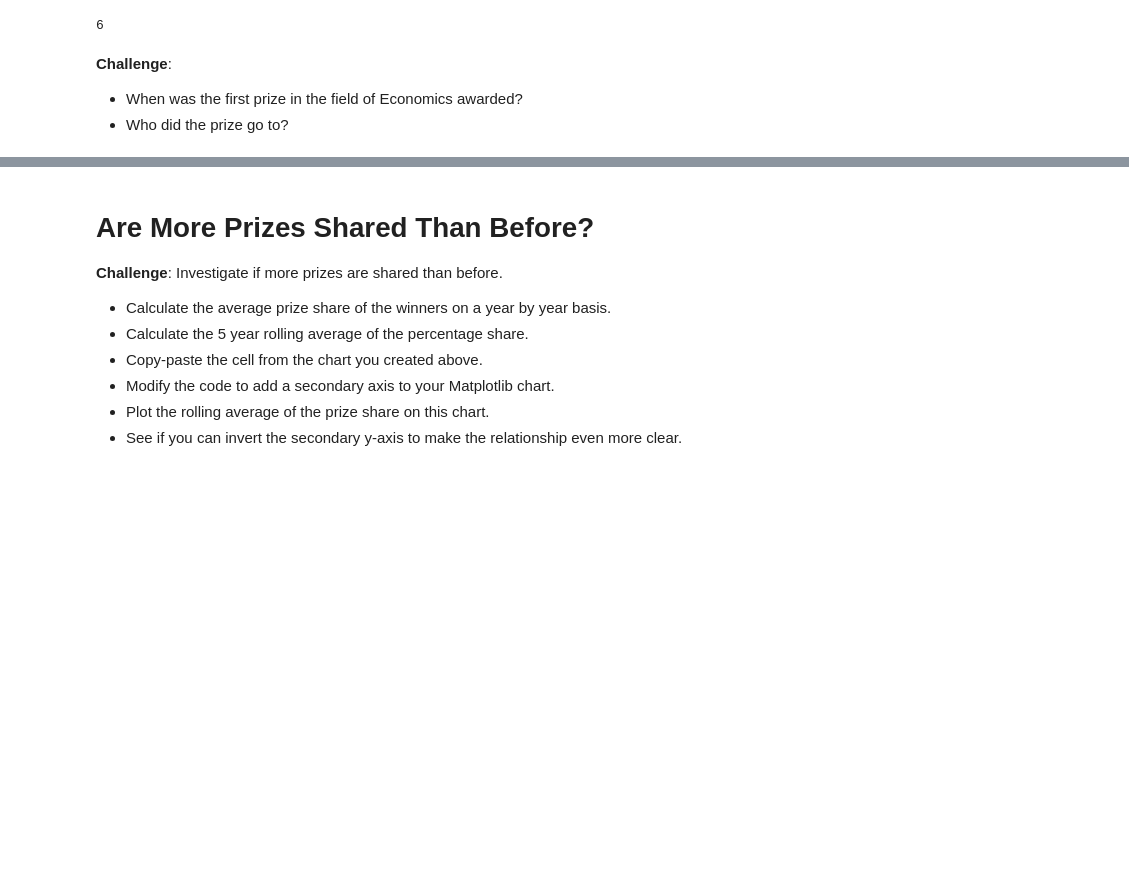
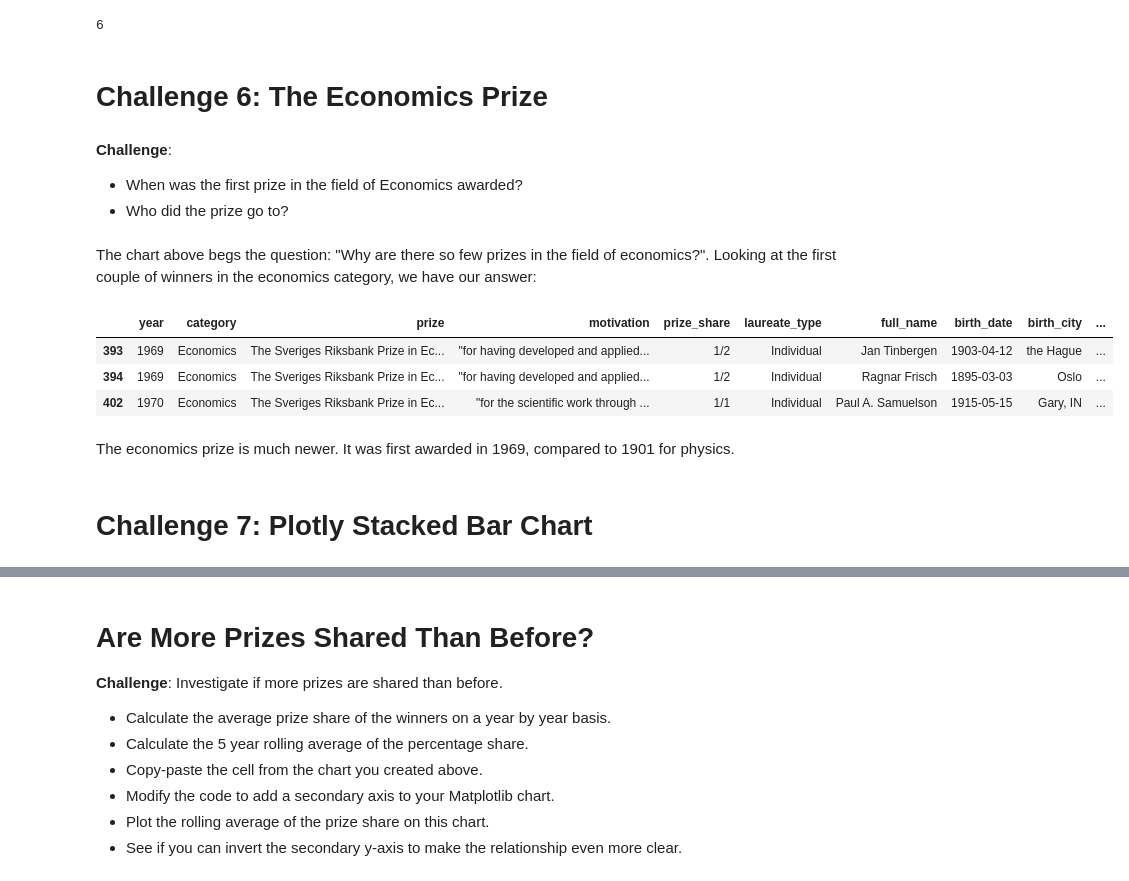
Before and after one commit to ksg-dev/nobel-price-analysis, a Jupyter notebook: Nobel_Prize_Analysis_(start).ipynb, the cells around one changed output, grey strips where cells are left out. Cells and saved outputs as stored; diff of their text form; code cells hidden in the pictures; blank space fills up the shorter version.

```diff
--- a/Nobel_Prize_Analysis_(start).ipynb
+++ b/Nobel_Prize_Analysis_(start).ipynb
@@ -384,8 +384,23 @@ v_bar.update_layout(
 )
 
 v_bar.show()
+# %% [markdown]
+# Challenge 6: The Economics Prize
 # %% [markdown]
 **Challenge**:
 * When was the first prize in the field of Economics awarded?
 * Who did the prize go to?
+# %% [markdown]
+The chart above begs the question: "Why are there so few prizes in the field of economics?". Looking at the first couple of winners in the economics category, we have our answer:
+# %%
+df_data[df_data.category == 'Economics'].sort_values('year')[:3]
+# %% [output]
+|  | year | category | prize | motivation | prize_share | laureate_type | full_name | birth_date | birth_city | ... |
+| 393 | 1969 | Economics | The Sveriges Riksbank Prize in Ec... | "for having developed and applied... | 1/2 | Individual | Jan Tinbergen | 1903-04-12 | the Hague | ... |
+| 394 | 1969 | Economics | The Sveriges Riksbank Prize in Ec... | "for having developed and applied... | 1/2 | Individual | Ragnar Frisch | 1895-03-03 | Oslo | ... |
+| 402 | 1970 | Economics | The Sveriges Riksbank Prize in Ec... | "for the scientific work through ... | 1/1 | Individual | Paul A. Samuelson | 1915-05-15 | Gary, IN | ... |
+# %% [markdown]
+The economics prize is much newer. It was first awarded in 1969, compared to 1901 for physics.
+# %% [markdown]
+# Challenge 7: Plotly Stacked Bar Chart
 # %% [markdown]
```
Also changed, not shown: parts of 8 cells of this notebook.
